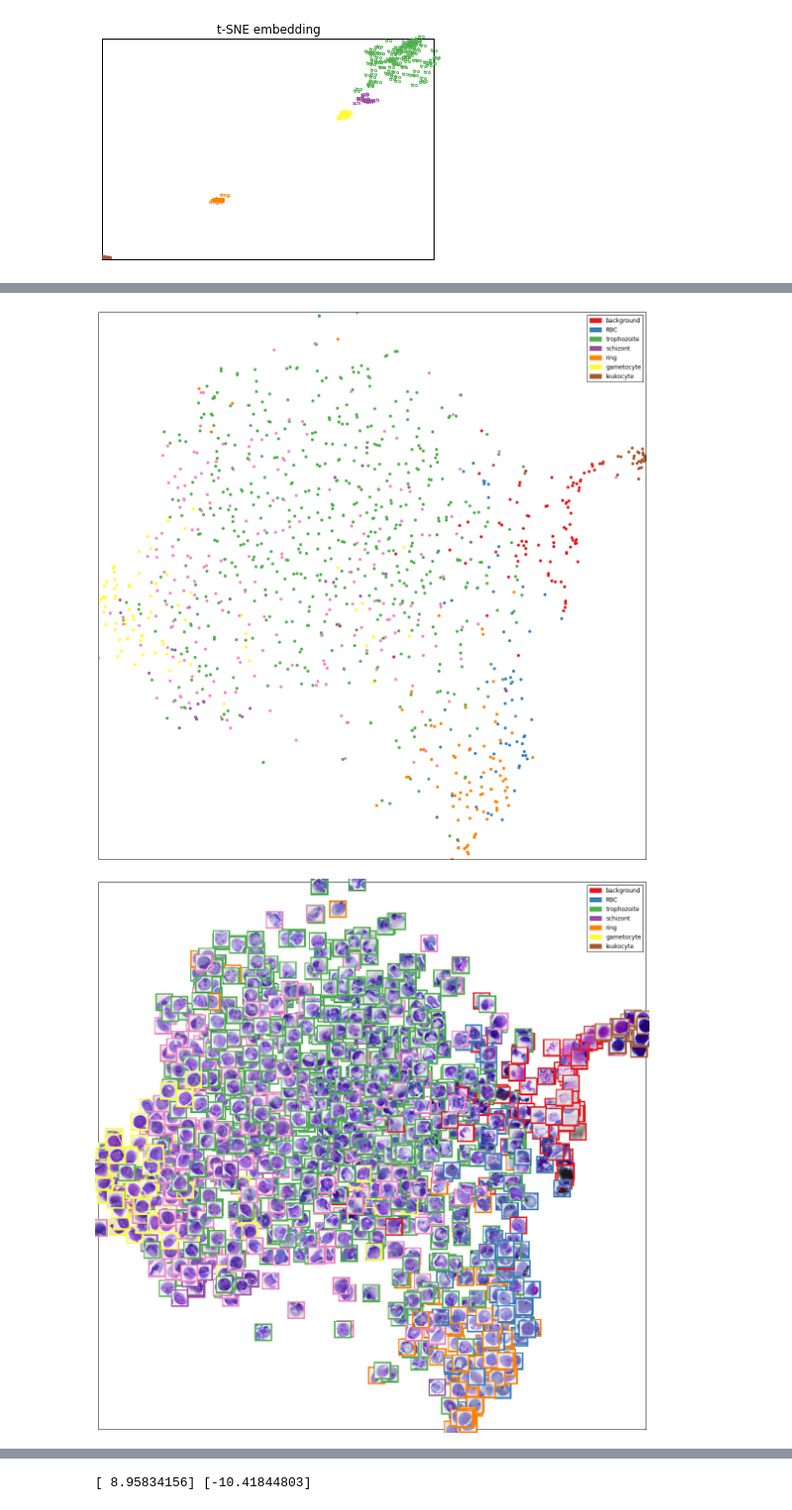
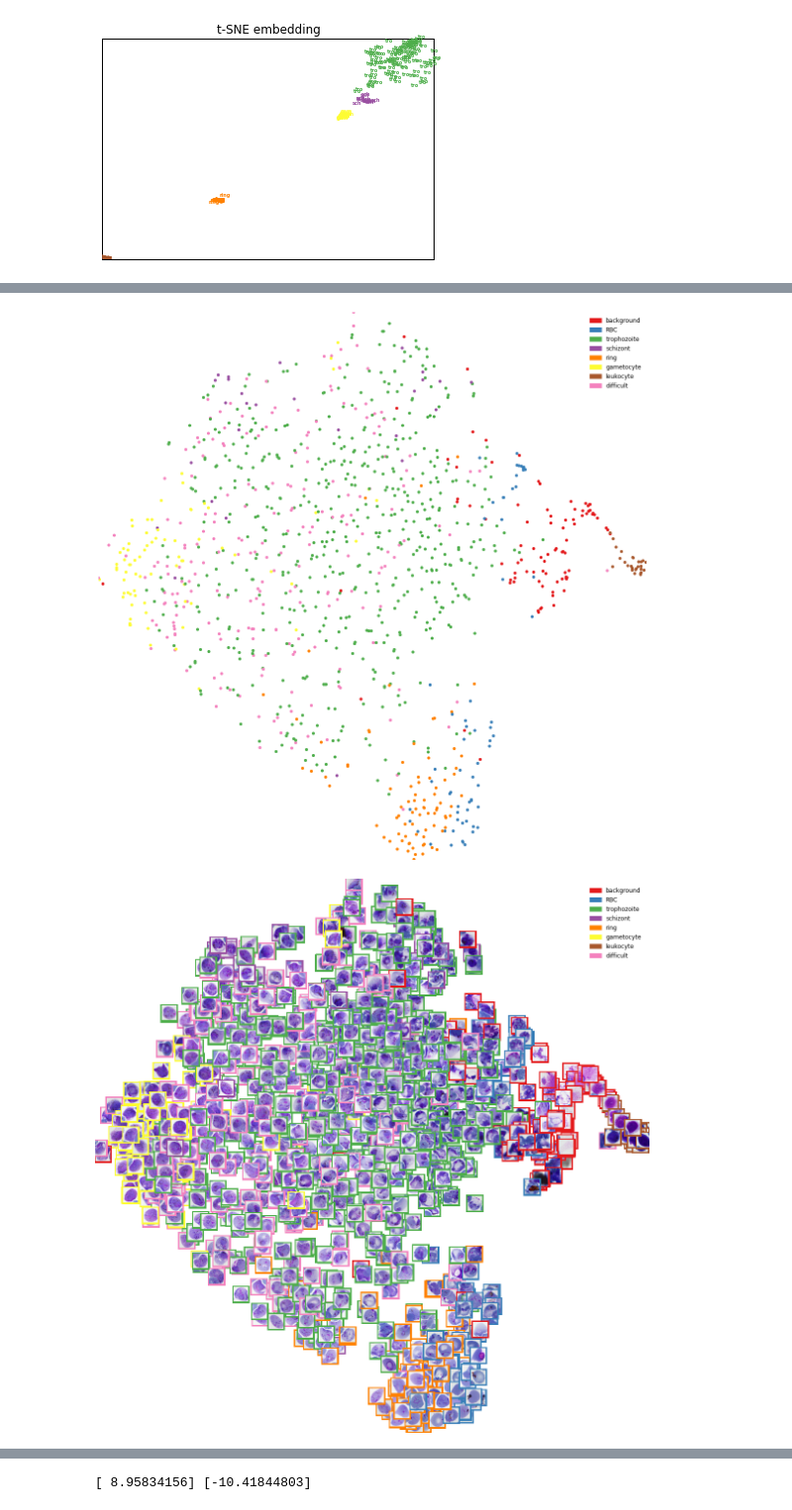
Before and after one commit to jhung0/VOC_format, a Jupyter notebook: tsne.ipynb, the cells around one changed output, grey strips where cells are left out. Shown at 99% size. Drawn from its saved outputs; the diff is of its cells as text; code cells hidden in the pictures.

```diff
--- a/tsne.ipynb
+++ b/tsne.ipynb
@@ -65,7 +65,7 @@ def plot_2annotations(X, y1, y2, subset=False, images=False):
     for yi in range(len(CLASSES)):
         patches.append(mpatches.Patch(color=plt.cm.Set1(yi*1.0 / len(CLASSES)), label=str(CLASSES[yi])))
     patches.append(mpatches.Patch(color=plt.cm.Set1(.999), label='mismatch'))
-    plt.legend(handles=patches)
+    plt.legend(handles=patches,frameon=False)
     plt.xticks([]), plt.yticks([])
     if images is not False:
         shown_images = np.array([[1., 1.]])  # just something big
@@ -93,14 +93,15 @@ def plot_embedding(X, y, title=None, coordinates=False, images=False):
 
     plt.figure(figsize=(20, 20),dpi=160,facecolor='w', edgecolor='k')
     ax = plt.subplot(111)
+    ax.axis('off')
     patches = []
     for i in range(X.shape[0]):
         #plt.text(X[i, 0], X[i, 1],str(CLASSES[int(y[i])]),color=plt.cm.Set1(y[i] / len(CLASSES)),fontdict={'weight': 'bold', 'size': 5})
         plt.plot(X[i, 0], X[i, 1],marker='o',markersize=6,color=plt.cm.Set1(y[i] / len(CLASSES)),markeredgecolor='none')
     #legend
-    for yi in range(int(max(y))):
+    for yi in range(int(max(y))+1):
         patches.append(mpatches.Patch(color=plt.cm.Set1(yi*1.0 / len(CLASSES)), label=str(CLASSES[yi])))
-    plt.legend(handles=patches)
+    plt.legend(handles=patches,frameon=False)
     plt.xticks([]), plt.yticks([])
 
     if title is not None:
@@ -213,7 +214,7 @@ filenames.extend(filenames2)
 num_images = len(filenames)
 random.shuffle(filenames)
 
-model_file = 'models/bvlc_reference_caffenet/caffenet_train_iter_50000.caffemodel' #bvlc_reference_caffenet.caffemodel' #
+model_file = 'models/bvlc_reference_caffenet/caffenet_train_iter_40000.caffemodel' #bvlc_reference_caffenet.caffemodel' #
 model_file = os.path.join(caffe_dir, model_file)
 deploy_prototxt = os.path.join(caffe_dir, 'models/bvlc_reference_caffenet/deploy.prototxt')
 net = caffe.Net(deploy_prototxt, model_file, caffe.TEST)
@@ -234,7 +235,7 @@ np.save( os.path.join(data_dir, 'try1_mean.npy') , out )
 '''
 transformer = caffe.io.Transformer({'data': net.blobs['data'].data.shape})#, 'mirror': False, 'crop_size': 227, 'mean_file':"/home/ubuntu/caffe/data/try1/imagenet_mean.binaryproto"})
 #transformer.set_mean('data', out)
-transformer.set_mean('data', np.array([193.30, 135.15, 153.60  ]))
+transformer.set_mean('data', np.array([189.97, 133.83, 149.26]))#np.array([193.30, 135.15, 153.60  ]))
 transformer.set_transpose('data', (2,0,1))
 transformer.set_raw_scale('data', 255.0)
 transformer.set_channel_swap('data', (2,1,0))
@@ -731,9 +743,8 @@ import bhtsne
 CLASSES = ('background', 'RBC', 'trophozoite', 'schizont', 'ring', 'gametocyte', 'leukocyte', 'difficult')
 
 num_points = 915
-#X_tsne = bhtsne.tsne(X[0:num_points, :], perplexity=50)
 X_tsne = bhtsne.tsne(X, perplexity=30)
-#model = TSNE(n_components=2, init='pca', learning_rate=500, perplexity=30.0, n_iter=10000, n_iter_without_progress=1000)
+#model = TSNE(n_components=2, init='pca', learning_rate=300, perplexity=30.0, n_iter=100000, n_iter_without_progress=10000)
 #X_tsne = model.fit_transform(X)
 #plot_embedding(X_tsne, y_model[0:num_points], "t-SNE embedding")
 plot_embedding(X_tsne, y_model, None)
@@ -747,8 +758,9 @@ plot_embedding(X_tsne, y, None, images=input_image_file)
 plt.show()
 
 
-model = TSNE(n_components=1, learning_rate=500, n_iter=10000,n_iter_without_progress=1000)
-X_tsne1 = model.fit_transform(X)
+#model = TSNE(n_components=1, init='pca', learning_rate=300, n_iter=100000,n_iter_without_progress=10000)
+#X_tsne1 = model.fit_transform(X)
+X_tsne1 = bhtsne.tsne(X, perplexity=30, dimensions=1)
 plot_embedding(np.insert(X_tsne1, 0, range(len(X_tsne1)), axis=1), y, "t-SNE embedding")
 
 #idx_noRBC = [i for i in range(len(y)) if y[i] != 1]
@@ -759,2 +771,2 @@ plot_embedding(np.insert(X_tsne1, 0, range(len(X_tsne1)), axis=1), y, "t-SNE emb
-[figure, old version]
+[figure, new version]
-[figure, old version]
+[figure, new version]
```
Also changed, not shown: parts of 16 cells of this notebook, 3 other files.
